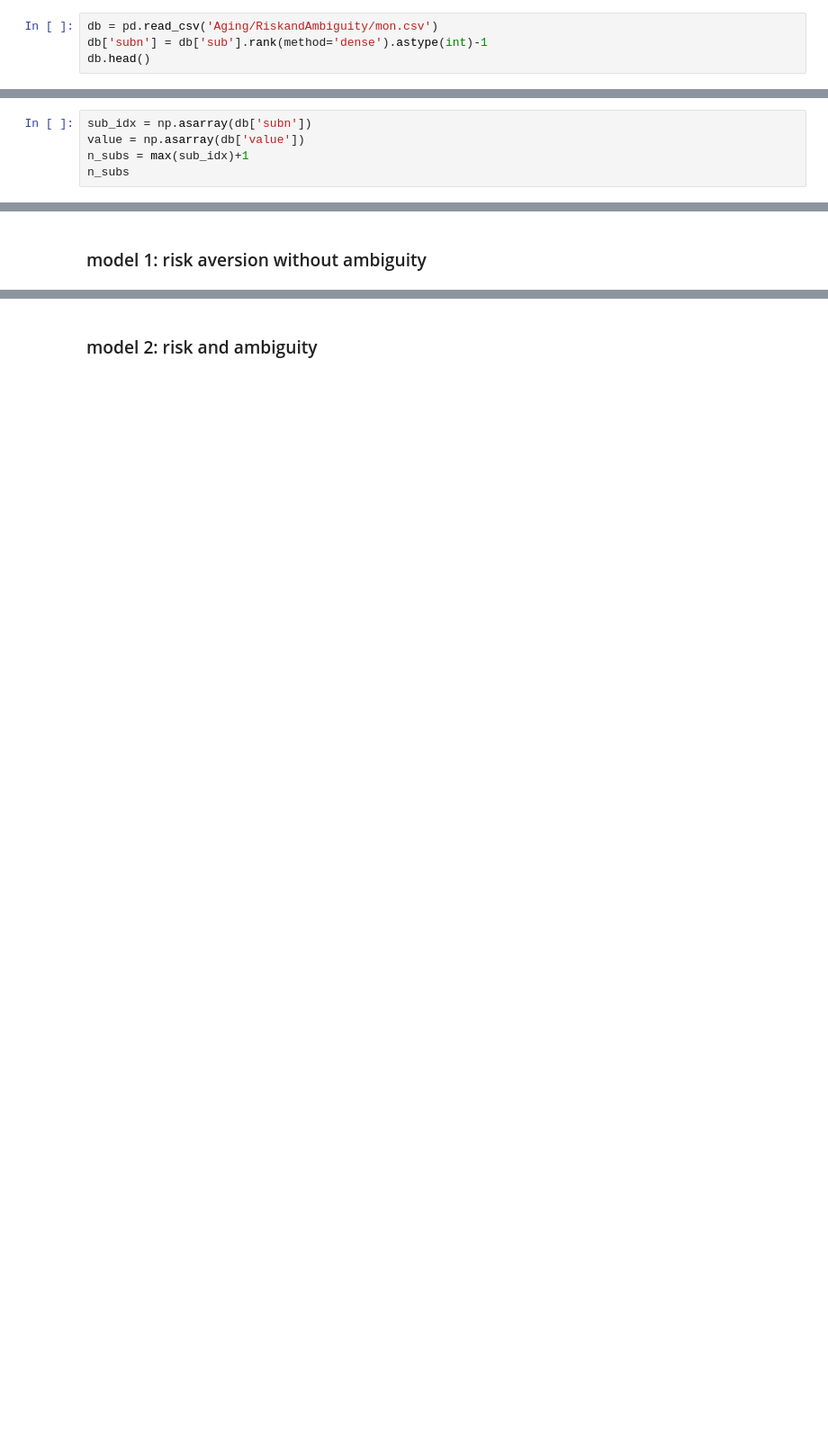
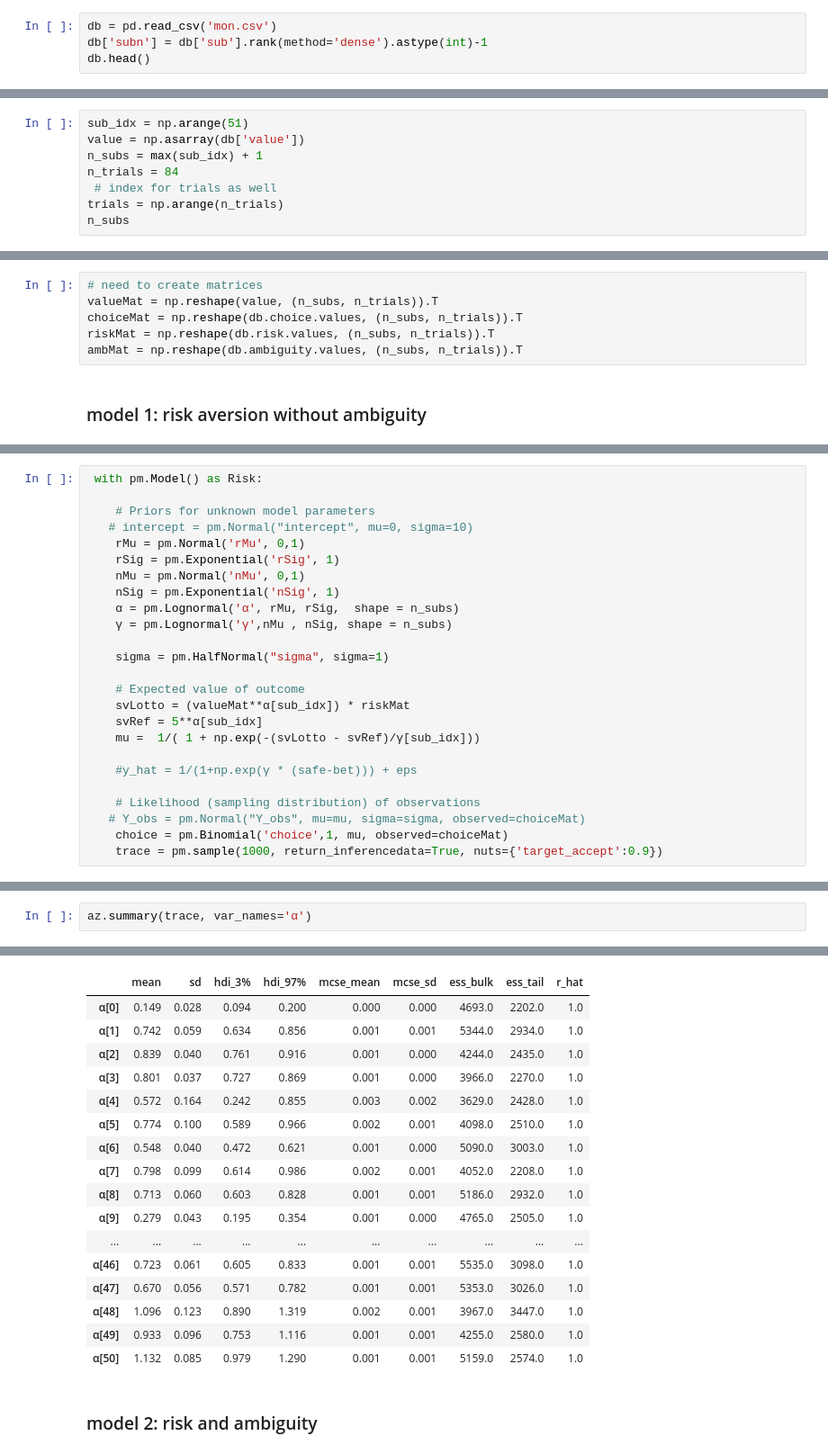
Before and after one commit to KoremNSN/Aging, a Jupyter notebook: RiskandAmbiguity/RiskAmbiguity_pymc.ipynb, the cells around one changed output, grey strips where cells are left out. Shown at 90% size. Cells and saved outputs as stored; diff of their text form; blank space fills up the shorter version.

Commit message:
changed shape and generated binomial

```diff
--- a/RiskandAmbiguity/RiskAmbiguity_pymc.ipynb
+++ b/RiskandAmbiguity/RiskAmbiguity_pymc.ipynb
@@ -15,7 +15,7 @@ import matplotlib.pyplot as plt
 # %% [markdown]
 load monatery data add subject sequential number starting from 0
 # %%
-db = pd.read_csv('Aging/RiskandAmbiguity/mon.csv')
+db = pd.read_csv('mon.csv')
 db['subn'] = db['sub'].rank(method='dense').astype(int)-1
 db.head()
 # %% [output]
@@ -28,9 +28,12 @@ db.head()
 # %% [markdown]
 transfer values and subjects to arrays
 # %%
-sub_idx = np.asarray(db['subn'])
+sub_idx = np.arange(51)
 value = np.asarray(db['value'])
-n_subs = max(sub_idx)+1
+n_subs = max(sub_idx) + 1
+n_trials = 84
+ # index for trials as well
+trials = np.arange(n_trials)
 n_subs
 # %% [output]
 51
@@ -37,2 +46,8 @@ n_subs
+# %%
+# need to create matrices
+valueMat = np.reshape(value, (n_subs, n_trials)).T
+choiceMat = np.reshape(db.choice.values, (n_subs, n_trials)).T
+riskMat = np.reshape(db.risk.values, (n_subs, n_trials)).T
+ambMat = np.reshape(db.ambiguity.values, (n_subs, n_trials)).T
 # %% [markdown]
 ### model 1: risk aversion without ambiguity
@@ -76,0 +54,25 @@ The estimated number of effective samples is smaller than 200 for some parameter
+# %%
+ with pm.Model() as Risk:
+
+    # Priors for unknown model parameters
+   # intercept = pm.Normal("intercept", mu=0, sigma=10)
+    rMu = pm.Normal('rMu', 0,1)
+    rSig = pm.Exponential('rSig', 1)
+    nMu = pm.Normal('nMu', 0,1)
+    nSig = pm.Exponential('nSig', 1)
+    α = pm.Lognormal('α', rMu, rSig,  shape = n_subs)
+    γ = pm.Lognormal('γ',nMu , nSig, shape = n_subs)
+
+    sigma = pm.HalfNormal("sigma", sigma=1)
+
+    # Expected value of outcome
+    svLotto = (valueMat**α[sub_idx]) * riskMat
+    svRef = 5**α[sub_idx]
+    mu =  1/( 1 + np.exp(-(svLotto - svRef)/γ[sub_idx]))
+
+    #y_hat = 1/(1+np.exp(γ * (safe-bet))) + eps
+
+    # Likelihood (sampling distribution) of observations
+   # Y_obs = pm.Normal("Y_obs", mu=mu, sigma=sigma, observed=choiceMat)
+    choice = pm.Binomial('choice',1, mu, observed=choiceMat)
+    trace = pm.sample(1000, return_inferencedata=True, nuts={'target_accept':0.9})
@@ -76,0 +90,3 @@ The estimated number of effective samples is smaller than 200 for some parameter
+# %%
+az.summary(trace, var_names='α')
+# %% [output]
@@ -77,3 +94,20 @@ The estimated number of effective samples is smaller than 200 for some parameter
+|  | mean | sd | hdi_3% | hdi_97% | mcse_mean | mcse_sd | ess_bulk | ess_tail | r_hat |
+| α[0] | 0.149 | 0.028 | 0.094 | 0.200 | 0.000 | 0.000 | 4693.0 | 2202.0 | 1.0 |
+| α[1] | 0.742 | 0.059 | 0.634 | 0.856 | 0.001 | 0.001 | 5344.0 | 2934.0 | 1.0 |
+| α[2] | 0.839 | 0.040 | 0.761 | 0.916 | 0.001 | 0.000 | 4244.0 | 2435.0 | 1.0 |
+| α[3] | 0.801 | 0.037 | 0.727 | 0.869 | 0.001 | 0.000 | 3966.0 | 2270.0 | 1.0 |
+| α[4] | 0.572 | 0.164 | 0.242 | 0.855 | 0.003 | 0.002 | 3629.0 | 2428.0 | 1.0 |
+| α[5] | 0.774 | 0.100 | 0.589 | 0.966 | 0.002 | 0.001 | 4098.0 | 2510.0 | 1.0 |
+| α[6] | 0.548 | 0.040 | 0.472 | 0.621 | 0.001 | 0.000 | 5090.0 | 3003.0 | 1.0 |
+| α[7] | 0.798 | 0.099 | 0.614 | 0.986 | 0.002 | 0.001 | 4052.0 | 2208.0 | 1.0 |
+| α[8] | 0.713 | 0.060 | 0.603 | 0.828 | 0.001 | 0.001 | 5186.0 | 2932.0 | 1.0 |
+| α[9] | 0.279 | 0.043 | 0.195 | 0.354 | 0.001 | 0.000 | 4765.0 | 2505.0 | 1.0 |
+| ... | ... | ... | ... | ... | ... | ... | ... | ... | ... |
+| α[46] | 0.723 | 0.061 | 0.605 | 0.833 | 0.001 | 0.001 | 5535.0 | 3098.0 | 1.0 |
+| α[47] | 0.670 | 0.056 | 0.571 | 0.782 | 0.001 | 0.001 | 5353.0 | 3026.0 | 1.0 |
+| α[48] | 1.096 | 0.123 | 0.890 | 1.319 | 0.002 | 0.001 | 3967.0 | 3447.0 | 1.0 |
+| α[49] | 0.933 | 0.096 | 0.753 | 1.116 | 0.001 | 0.001 | 4255.0 | 2580.0 | 1.0 |
+| α[50] | 1.132 | 0.085 | 0.979 | 1.290 | 0.001 | 0.001 | 5159.0 | 2574.0 | 1.0 |
 # %% [markdown]
 ### model 2: risk and ambiguity
 # %%
```
Also changed, not shown: parts of 6 cells of this notebook.
